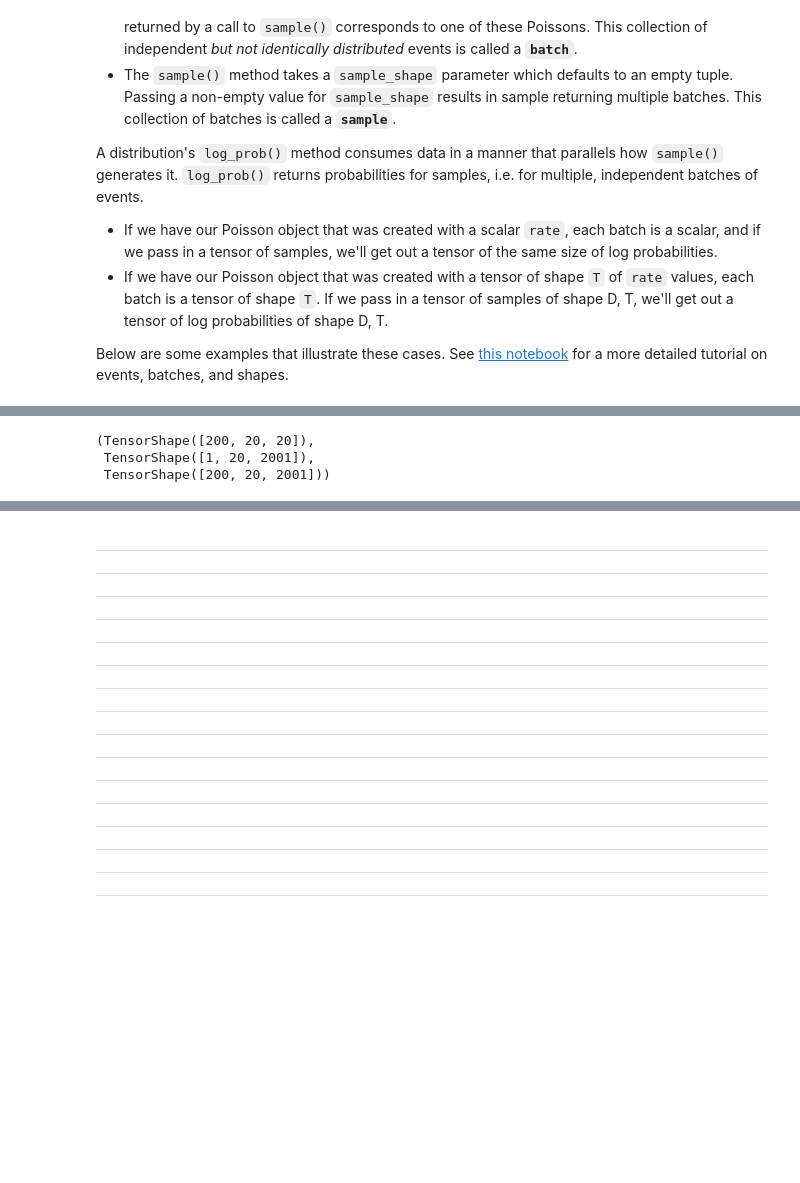
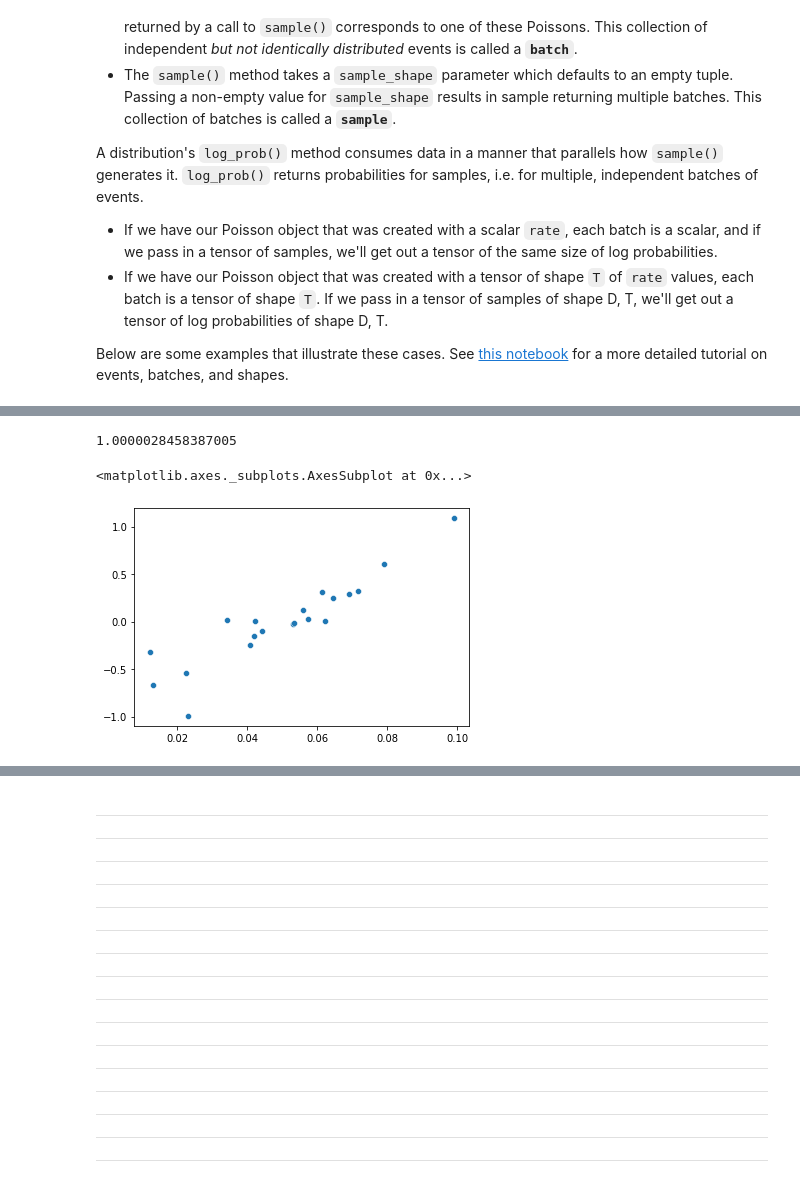
Before and after one commit to AVova/tensorflow_stats, a Jupyter notebook: TensorFlow_Evolution_Statistics.ipynb, the cells around one changed output, grey strips where cells are left out. Cells and saved outputs as stored; diff of their text form; code cells hidden in the pictures; blank space fills up the shorter version.

```diff
--- a/TensorFlow_Evolution_Statistics.ipynb
+++ b/TensorFlow_Evolution_Statistics.ipynb
@@ -326,0 +303,17 @@ lg_tf.shape, tf.reduce_sum(lg_tf)
+# %%
+def read_model(exch_text, freqs_text):
+    freqs = tf.convert_to_tensor(np.asfarray(freqs_text.split()))
+    n = freqs.shape[0]
+    exch = np.zeros((n, n))
+    for i, line in enumerate(exch_text.split('\n')):
+        f = line.split()
+        exch[i+1, 0:len(f)] = np.asfarray(f)
+    exch = tf.convert_to_tensor(exch)
+    exch += tf.transpose(exch)
+    return exch, freqs
+# %%
+Namino = 20
+
+lg_tf, freqs_tf = read_model(lg_text, freqs_text)
+
+lg_tf.shape, tf.reduce_sum(lg_tf).numpy()
@@ -334,27 +345,9 @@ tf.Tensor([0. 0. 0. 0. 0. 0. 0. 0. 0. 0. 0. 0. 0. 0. 0. 0. 0. 0. 0. 0.], shape=(
-# %%
-
-nvecs_am = 100
-nvecs = Namino * nvecs_am
-ntimes = 200
-big_time = 20
-
-mat_exps = tf.linalg.expm(tf.expand_dims(rates, 0) * tf.reshape(tf.linspace(0, big_time, ntimes), [-1, 1, 1]))
-vecs_ = tf.random.uniform([1, 20, nvecs], dtype=tf.float64)
-
-vecs1 = vecs_.numpy()
-for a in range(20):
-    offset = nvecs_am * a
-    for i in range(nvecs_am):
-        vecs1[0, a, offset + i] *= np.abs(np.random.rand(1)) * 10
-vecs2 = tf.convert_to_tensor(vecs1)
-vecs3 = vecs2 / tf.reduce_sum(vecs2, axis=1, keepdims=True)
-
-vecs = tf.concat([vecs3, tf.reshape(freqs_tf, [1,20,1])], 2)
-
-vecs_at_times = tf.linalg.matmul(mat_exps, vecs)
-
-mat_exps.shape, vecs.shape, vecs_at_times.shape
-# %% [output]
-(TensorShape([200, 20, 20]),
- TensorShape([1, 20, 2001]),
- TensorShape([200, 20, 2001]))
+# %%
+tf.reduce_sum(-tf.linalg.diag_part(rates) * freqs_tf).numpy()
+# %% [output]
+1.0000028458387005
+# %%
+sns.scatterplot(x=freqs_tf, y=tf.reduce_sum(rates, axis=1))
+# %% [output]
+<matplotlib.axes._subplots.AxesSubplot at 0x...>
+[figure, added]
```
Also changed, not shown: parts of 48 cells of this notebook.
